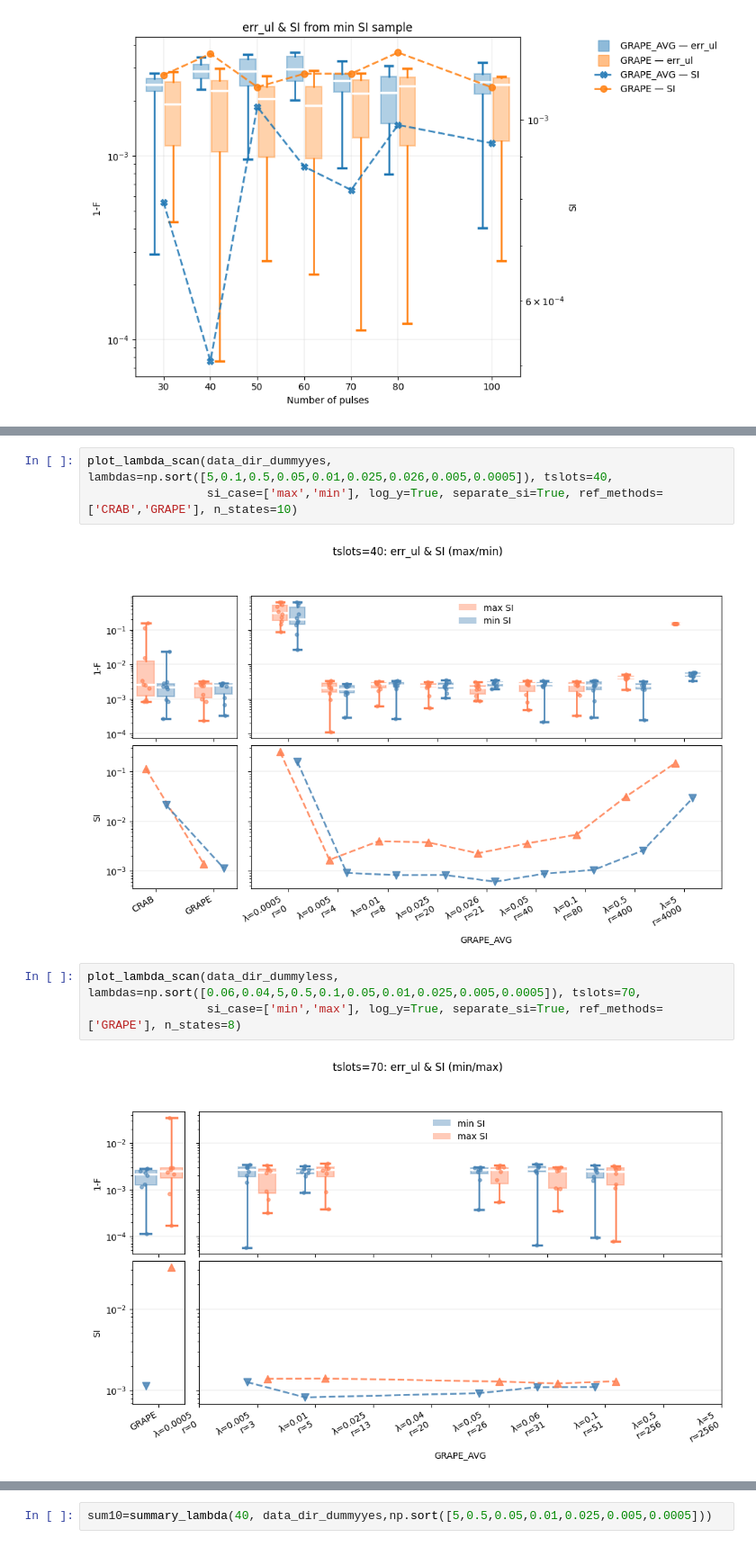
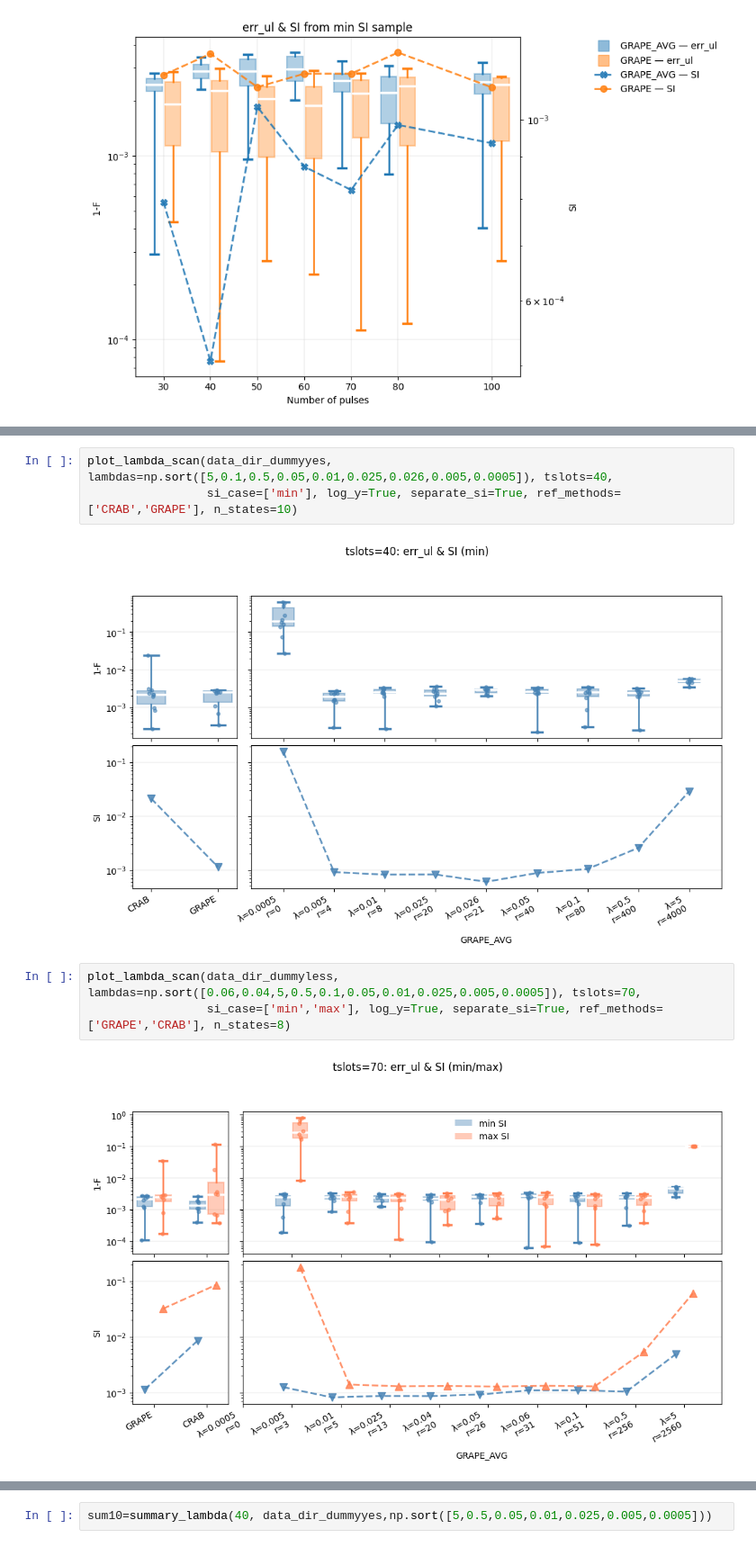
Before and after one commit to cicacica/VeriPulse, a Jupyter notebook: notebooks/data_processing.ipynb, the cells around one changed output, grey strips where cells are left out. Shown at 90% size. Cells and saved outputs as stored; diff of their text form.

```diff
--- a/notebooks/data_processing.ipynb
+++ b/notebooks/data_processing.ipynb
@@ -899,13 +899,13 @@ plot_lambda_spread(data_dir_dummyyes, lambdas=[5,0.5,0.05,0.01,0.025,0.005], tsl
 # %%
 plot_lambda_scan(data_dir_dummyyes, lambdas=np.sort([5,0.1,0.5,0.05,0.01,0.025,0.026,0.005,0.0005]), tslots=40,
-                 si_case=['max','min'], log_y=True, separate_si=True, ref_methods=['CRAB','GRAPE'], n_states=10)
+                 si_case=['min'], log_y=True, separate_si=True, ref_methods=['CRAB','GRAPE'], n_states=10)
 # %% [output]
-[figure, old version]
+[figure, new version]
 # %%
 plot_lambda_scan(data_dir_dummyless, lambdas=np.sort([0.06,0.04,5,0.5,0.1,0.05,0.01,0.025,0.005,0.0005]), tslots=70,
-                 si_case=['min','max'], log_y=True, separate_si=True, ref_methods=['GRAPE'], n_states=8)
+                 si_case=['min','max'], log_y=True, separate_si=True, ref_methods=['GRAPE','CRAB'], n_states=8)
 # %% [output]
-[figure, old version]
+[figure, new version]
 # %%
 plot_lambda_scan(data_dir_dummyyes, lambdas=np.sort([0.06,0.04,5,0.5,0.1,0.05,0.01,0.025,0.005,0.0005]), tslots=70,
                  si_case=['min','max'], log_y=True, separate_si=True, ref_methods=['GRAPE'], n_states=8)
```
Also changed, not shown: parts of 5 cells of this notebook, 8 other files.
